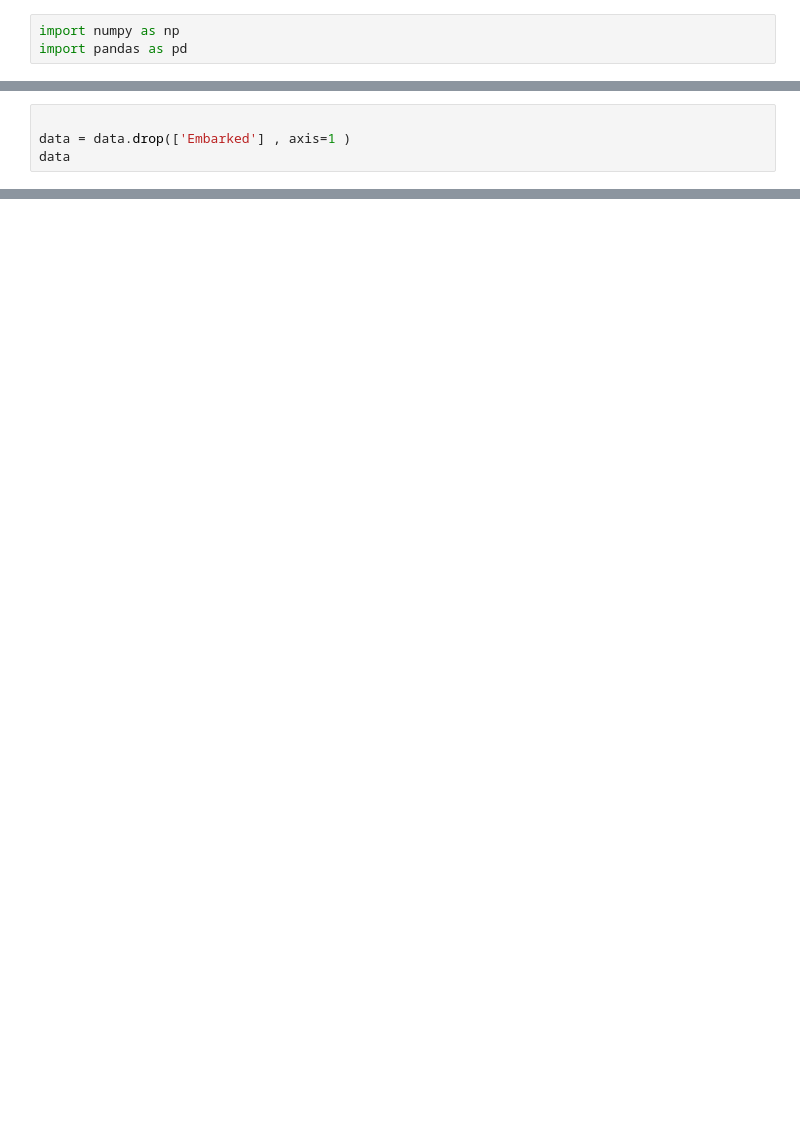
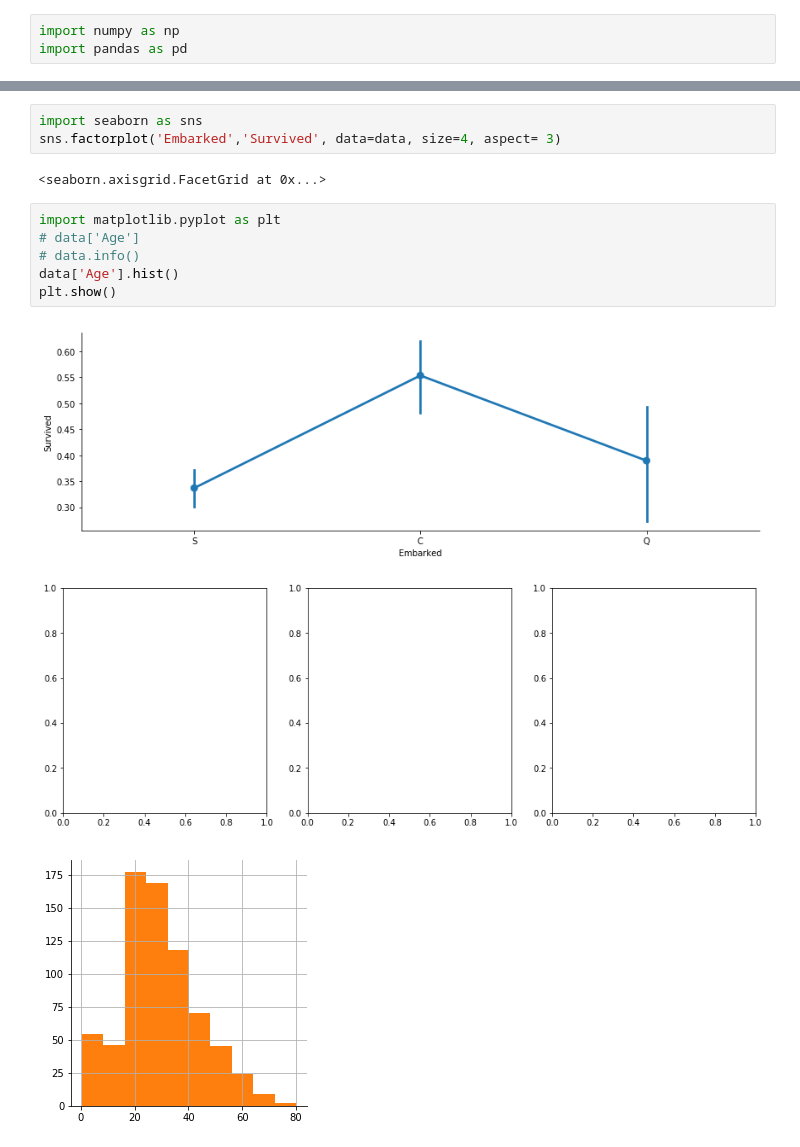
Before and after one commit to maruitao/dw2-workspace, a Jupyter notebook: mrt_workspace/Kaggle/Titanic/test1.ipynb, the cells around one changed output, grey strips where cells are left out. Cells and saved outputs as stored; diff of their text form; blank space fills up the shorter version.

```diff
--- a/mrt_workspace/Kaggle/Titanic/test1.ipynb
+++ b/mrt_workspace/Kaggle/Titanic/test1.ipynb
@@ -26,4 +13,0 @@ data
-# %%
-
-data = data.drop(['Embarked'] , axis=1 )
-data
@@ -48,0 +23,15 @@ data
+# %%
+import seaborn as sns
+sns.factorplot('Embarked','Survived', data=data, size=4, aspect= 3)
+# %% [output]
+<seaborn.axisgrid.FacetGrid at 0x...>
+# %%
+import matplotlib.pyplot as plt
+# data['Age']
+# data.info()
+data['Age'].hist()
+plt.show()
+# %% [output]
+[figure, added]
+[figure, added]
+[figure, added]
```
Also changed, not shown: parts of 3 cells of this notebook, 1 other file.
